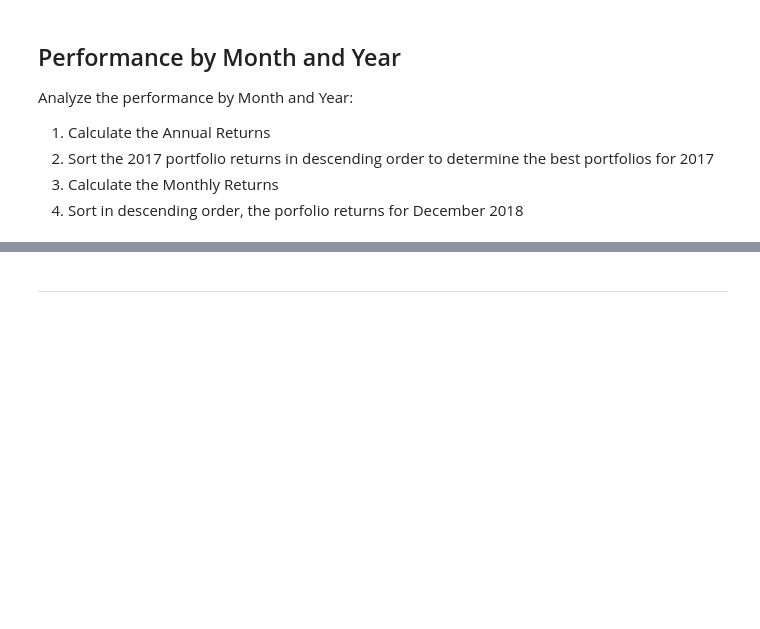
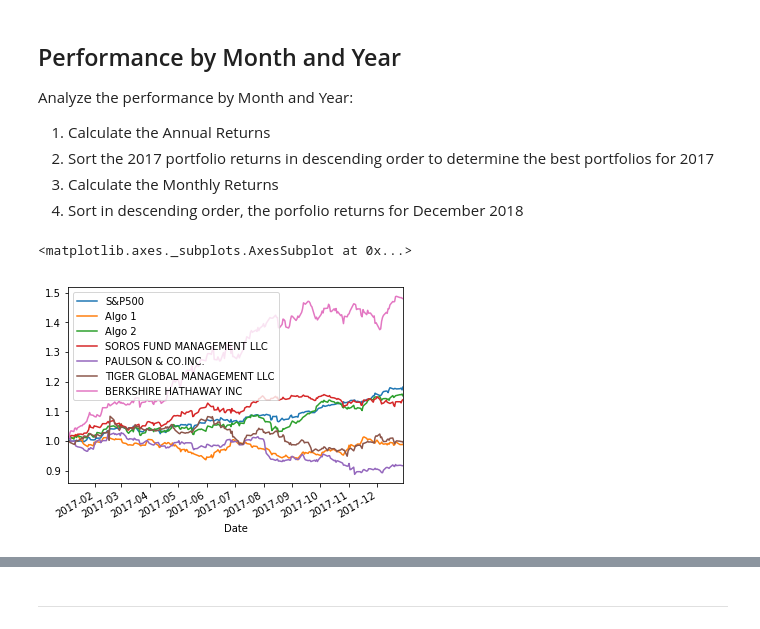
Before and after one commit to stragitech/pandas_homework, a Jupyter notebook: whale_analysis.ipynb, the cells around one changed output, grey strips where cells are left out. Cells and saved outputs as stored; diff of their text form; code cells hidden in the pictures; blank space fills up the shorter version.

```diff
--- a/whale_analysis.ipynb
+++ b/whale_analysis.ipynb
@@ -164,3 +178,14 @@ Analyze the performance by Month and Year:
+# %%
+# Top Portfolio returns for 2017
+performance_2017 = cumulative_returns[cumulative_returns.index.year == 2017]
+daily_returns_2017 = performance_2017.pct_change()
+cumulative_returns_2017 = (1 + daily_returns_2017).cumprod(skipna=True)
+cumulative_returns_2017.sort_index(inplace=True, ascending=True)
+cumulative_returns_2017.dropna()
+cumulative_returns_2017.plot()
+# %% [output]
+<matplotlib.axes._subplots.AxesSubplot at 0x...>
+[figure, added]
 # %%
 # Returns by Month
 last_of_month_ret = cumulative_returns.groupby(
```
Also changed, not shown: parts of 37 cells of this notebook.
